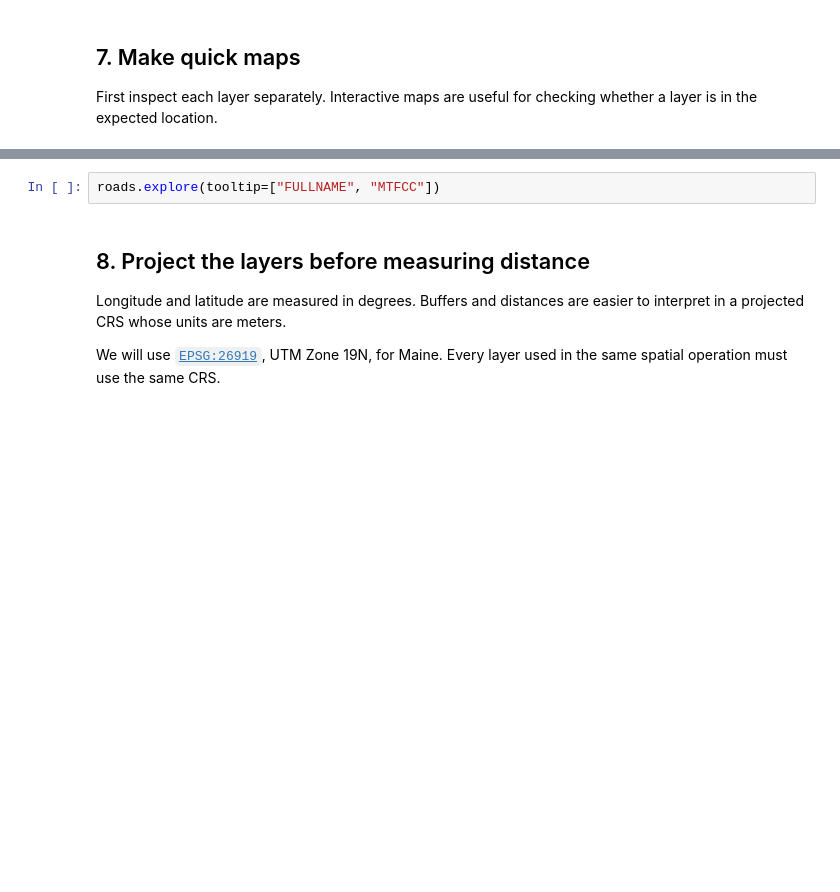
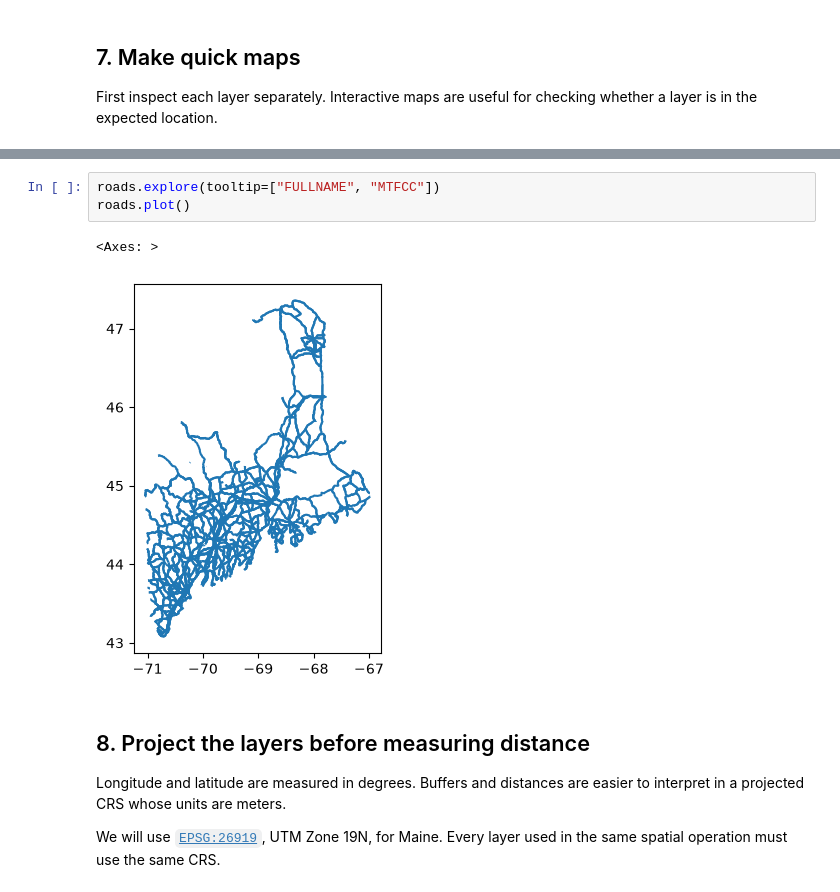
Before and after one commit to meganklutts/BIO597-SpatialBiodiversity, a Jupyter notebook: docs/labs/Lab04-VectorSpatialAnalysis.ipynb, the cells around one changed output, grey strips where cells are left out. Cells and saved outputs as stored; diff of their text form; blank space fills up the shorter version.

```diff
--- a/docs/labs/Lab04-VectorSpatialAnalysis.ipynb
+++ b/docs/labs/Lab04-VectorSpatialAnalysis.ipynb
@@ -117,5 +162,9 @@ watersheds.explore(tooltip=["huc12", "name"])
 # %%
 roads.explore(tooltip=["FULLNAME", "MTFCC"])
+roads.plot()
+# %% [output]
+<Axes: >
+[figure, added]
 # %% [markdown]
 ## 8. Project the layers before measuring distance
 
```
Also changed, not shown: parts of 30 cells of this notebook.
